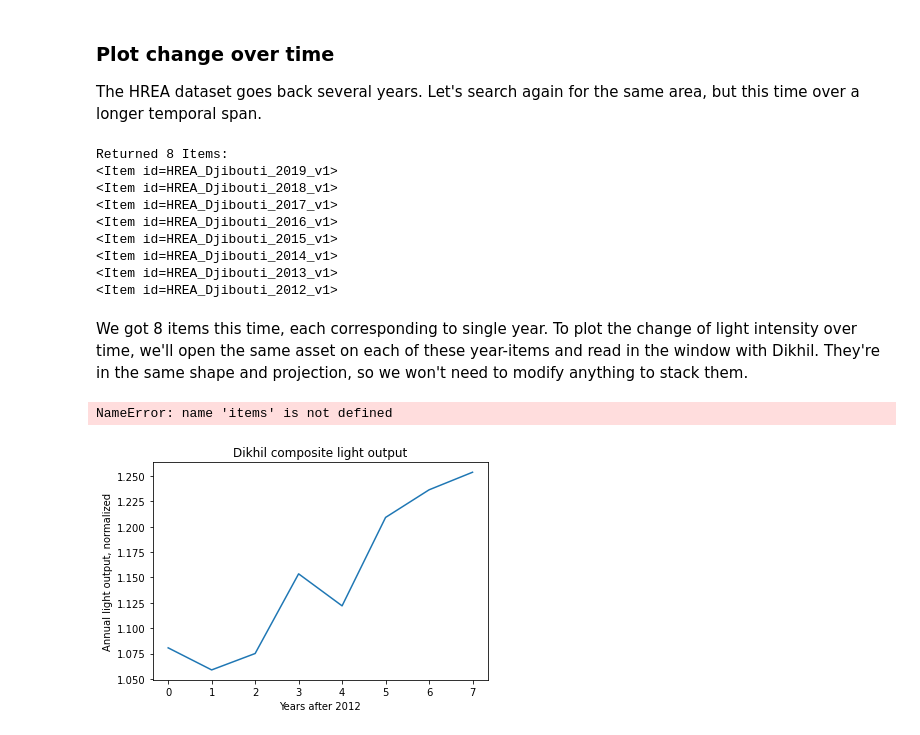
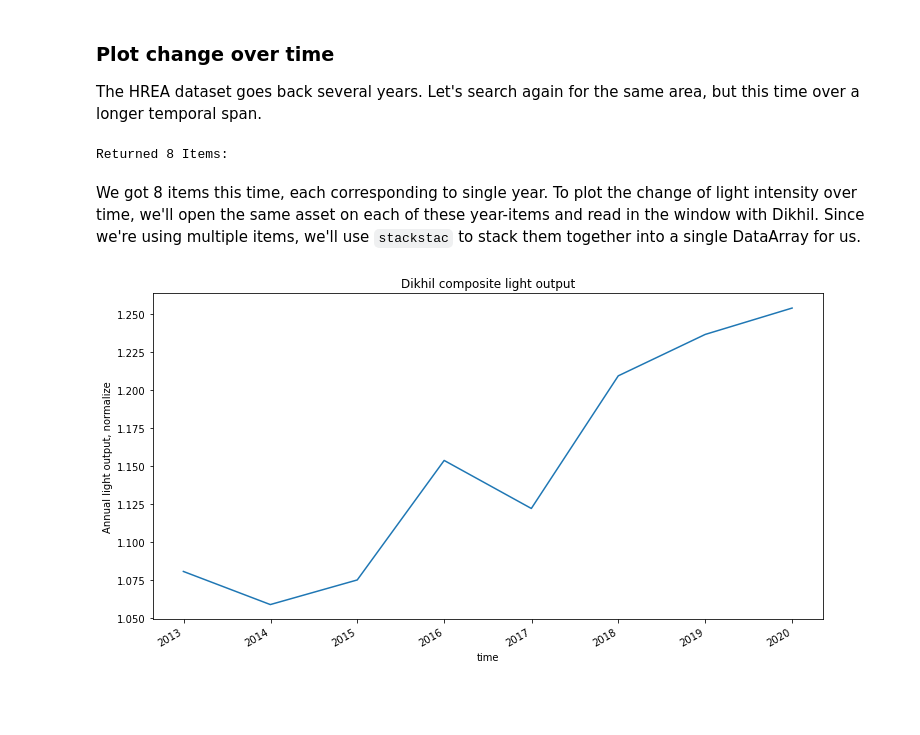
Before and after one commit to microsoft/PlanetaryComputerExamples, a Jupyter notebook: datasets/hrea/hrea-example.ipynb, the cells around one changed output. Saved outputs shown, nothing was run; the diff lists cells and outputs as text; code cells hidden in the pictures; blank space fills up the shorter version.

Commit message:
updated hrea

```diff
--- a/datasets/hrea/hrea-example.ipynb
+++ b/datasets/hrea/hrea-example.ipynb
@@ -149,43 +153,30 @@ search = catalog.search(
 
 # Check how many items were returned, there could be more pages of results as well
 # TODO: pc.sign
-items = list(search.get_items())
-print(f"Returned {len(items)} Items:", *items, sep="\n")
+items = [item.to_dict() for item in search.get_items()]
+print(f"Returned {len(items)} Items:")
 # %% [output]
 Returned 8 Items:
-<Item id=HREA_Djibouti_2019_v1>
-<Item id=HREA_Djibouti_2018_v1>
-<Item id=HREA_Djibouti_2017_v1>
-<Item id=HREA_Djibouti_2016_v1>
-<Item id=HREA_Djibouti_2015_v1>
-<Item id=HREA_Djibouti_2014_v1>
-<Item id=HREA_Djibouti_2013_v1>
-<Item id=HREA_Djibouti_2012_v1>
 # %% [markdown]
-We got 8 items this time, each corresponding to single year. To plot the change of light intensity over time, we'll open the same asset on each of these year-items and read in the window with Dikhil. They're in the same shape and projection, so we won't need to modify anything to stack them.
+We got 8 items this time, each corresponding to single year. To plot the change of light intensity over time, we'll open the same asset on each of these year-items and read in the window with Dikhil. Since we're using multiple items, we'll use `stackstac` to stack them together into a single DataArray for us.
-# %%
-sections = []
-for year_item in reversed(items):
-    with rasterio.Env():
-        with rasterio.open(year_item.assets["light-composite"].href) as src:
-            # Dikhil is in the second window
-            ij, window = list(src.block_windows())[2]
-            sections.append(src.read(window=window))
-
-sections = np.squeeze(sections, axis=None)
-
-# We'll have a stack of 8 arrays
-sections.shape
-# %% [output]
-NameError: name 'items' is not defined
-# %%
-dikhil = sections[:, 120:135, 140:155]
-dims = dikhil.shape
-dikhil = np.reshape(dikhil, (dims[0], dims[1] * dims[2]))
-
-plt.plot(np.percentile(dikhil, 90, axis=1))
-plt.title("Dikhil composite light output")
-plt.ylabel("Annual light output, normalized")
-plt.xlabel("Years after 2012");
-# %% [output]
-[figure, removed]
+# %%
+import stackstac
+
+bounds_latlon = (42.345868941491204, 11.079694223371735, 42.40420227530527, 11.138027557181712)
+dikhil = (
+    stackstac.stack(items, assets=["light-composite"], bounds_latlon=bounds_latlon)
+    .squeeze()
+    .compute()
+    .quantile(0.9, dim=["y", "x"])
+)
+# %%
+fig, ax = plt.subplots(figsize=(12, 6))
+
+dikhil.plot(ax=ax)
+
+ax.set(
+    title="Dikhil composite light output",
+    ylabel="Annual light output, normalize"
+);
+# %% [output]
+[figure, added]
```
Also changed, not shown: parts of 5 cells of this notebook.
